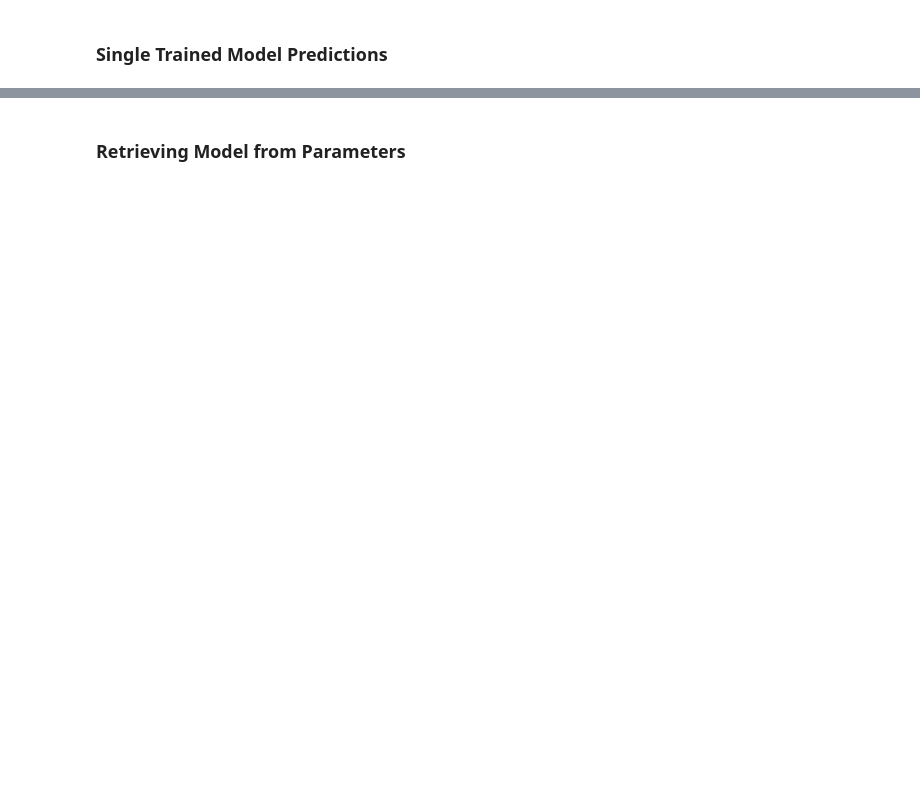
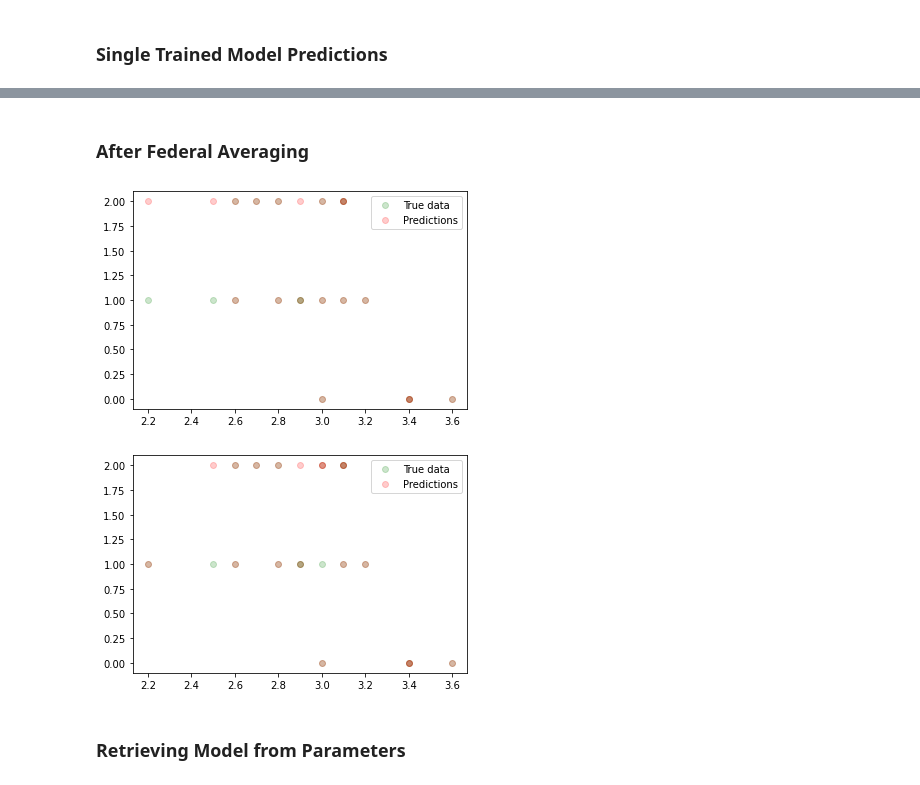
Before and after one commit to secureailabs/datascience, a Jupyter notebook: notebooks/Logistic Regression/LogRv1.ipynb, the cells around one changed output, grey strips where cells are left out. Drawn from its saved outputs; the diff is of its cells as text; code cells hidden in the pictures; blank space fills up the shorter version.

```diff
--- a/notebooks/Logistic Regression/LogRv1.ipynb
+++ b/notebooks/Logistic Regression/LogRv1.ipynb
@@ -91,3 +94,25 @@ LogisticRegression(
+# %% [markdown]
+### After Federal Averaging
+# %%
+from sail_safe_functions.machine_learning.ModelAverage import ModelAverage
+
+avg_model = starting_model
+federal_epochs = 1
+epochs = 1000
+
+# Train a model with every member of our data federation
+for epoch in range(federal_epochs):
+    trained_models = []
+    for j in range(len(data_federation)):
+        trained_models.append(ModelTrain.run(epochs, data_federation[j], learn_rate, avg_model, criterion, optimizer))
+    avg_model = ModelAverage.run(trained_models)
+
+for model in trained_models:
+    predicted = model(x_test)
+    print_graph(predicted, x_test, y_test)
+# %% [output]
+[figure, added]
+[figure, added]
 # %% [markdown]
 ### Retrieving Model from Parameters
 # %%
```
Also changed, not shown: parts of 9 cells of this notebook, 13 other files.
